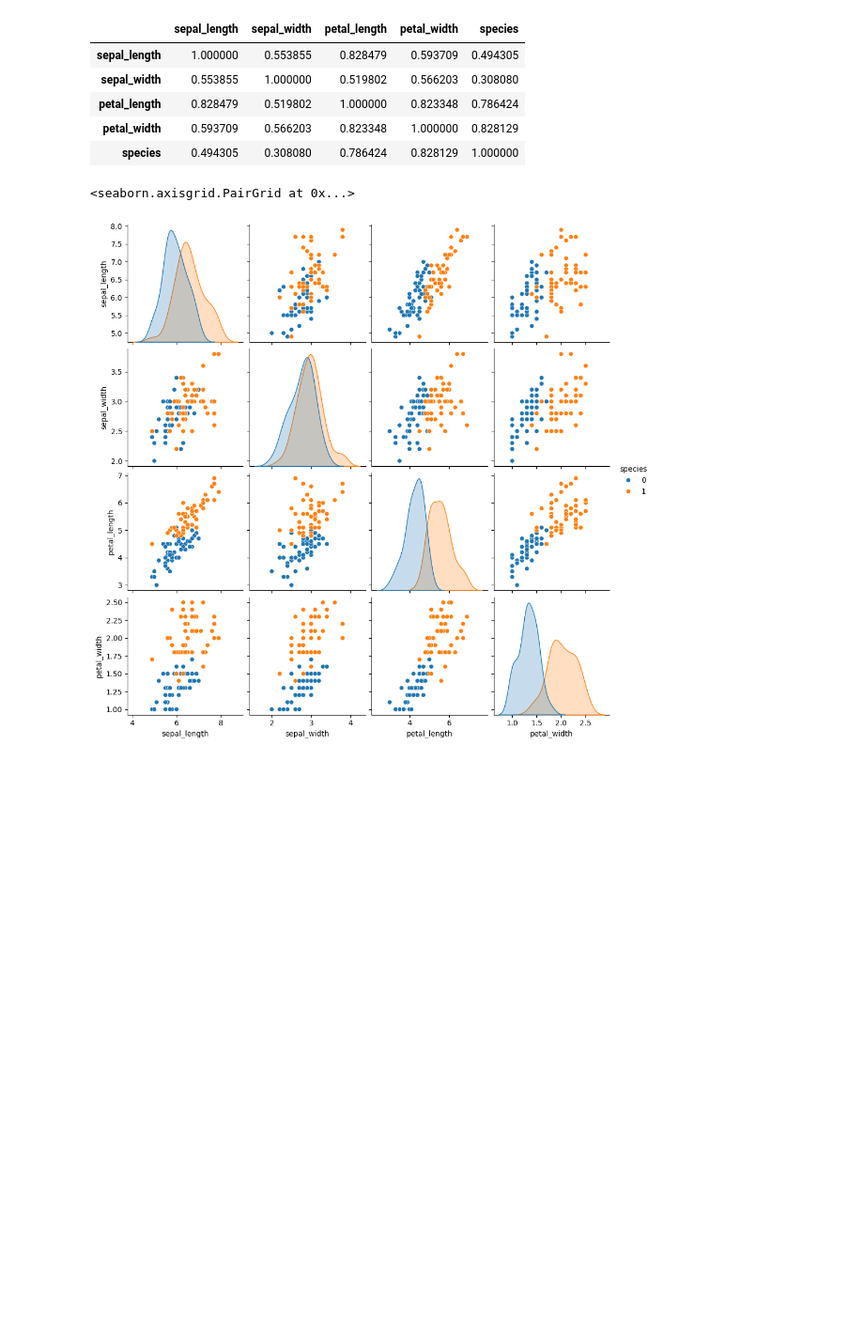
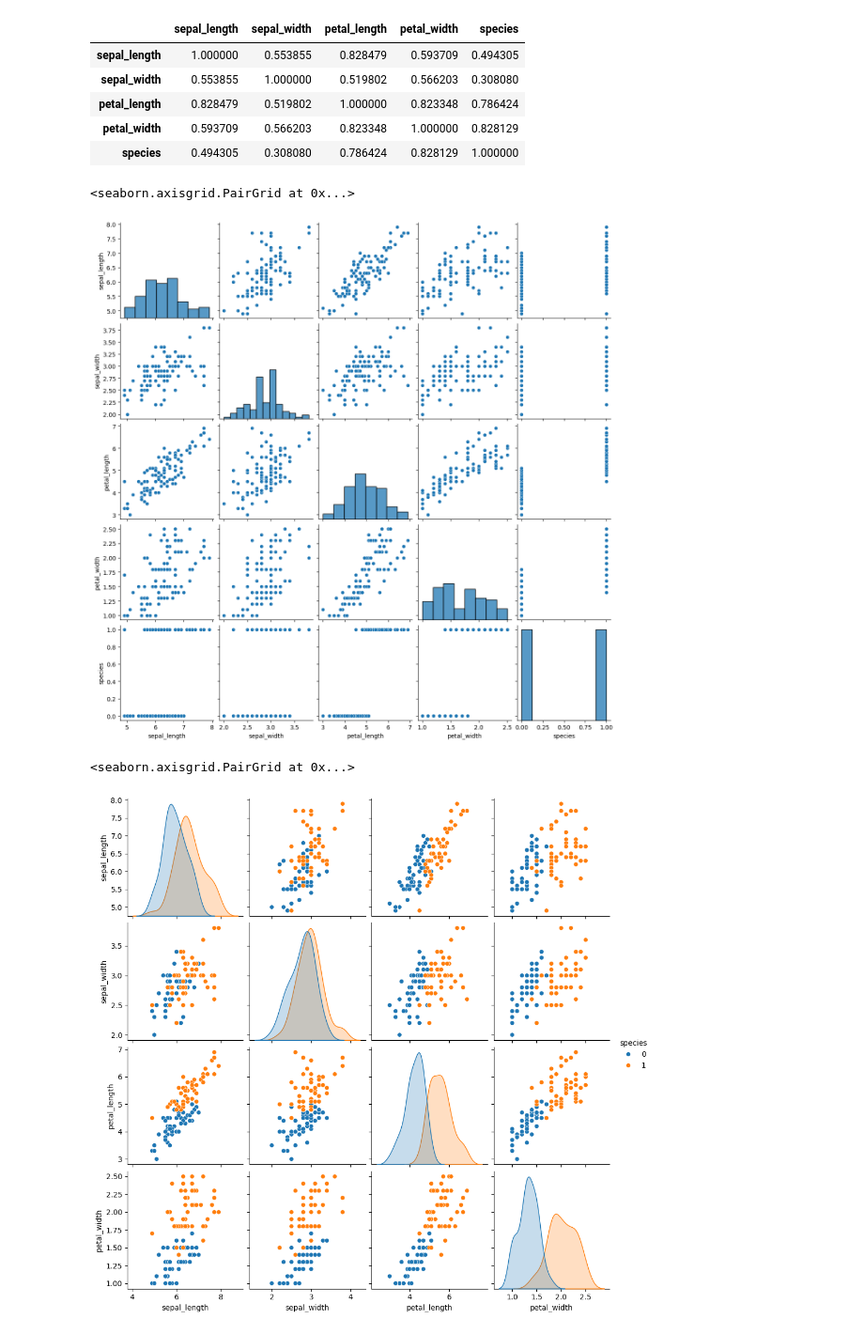
Before and after one commit to HariSankarNayak/iNeuron-Notes, a Jupyter notebook: ML/Logisstic Practical.ipynb, the cells around one changed output. Shown at 94% size. Drawn from its saved outputs; the diff is of its cells as text; code cells hidden in the pictures; blank space fills up the shorter version.

```diff
--- a/ML/Logisstic Practical.ipynb
+++ b/ML/Logisstic Practical.ipynb
@@ -130,6 +133,11 @@ df.corr()
 | petal_length | 0.828479 | 0.519802 | 1.000000 | 0.823348 | 0.786424 |
 | petal_width | 0.593709 | 0.566203 | 0.823348 | 1.000000 | 0.828129 |
 | species | 0.494305 | 0.308080 | 0.786424 | 0.828129 | 1.000000 |
+# %%
+sns.pairplot(df)
+# %% [output]
+<seaborn.axisgrid.PairGrid at 0x...>
+[figure, added]
 # %%
 sns.pairplot(df,hue='species')
 # %% [output]
```
Also changed, not shown: parts of 15 cells of this notebook.
